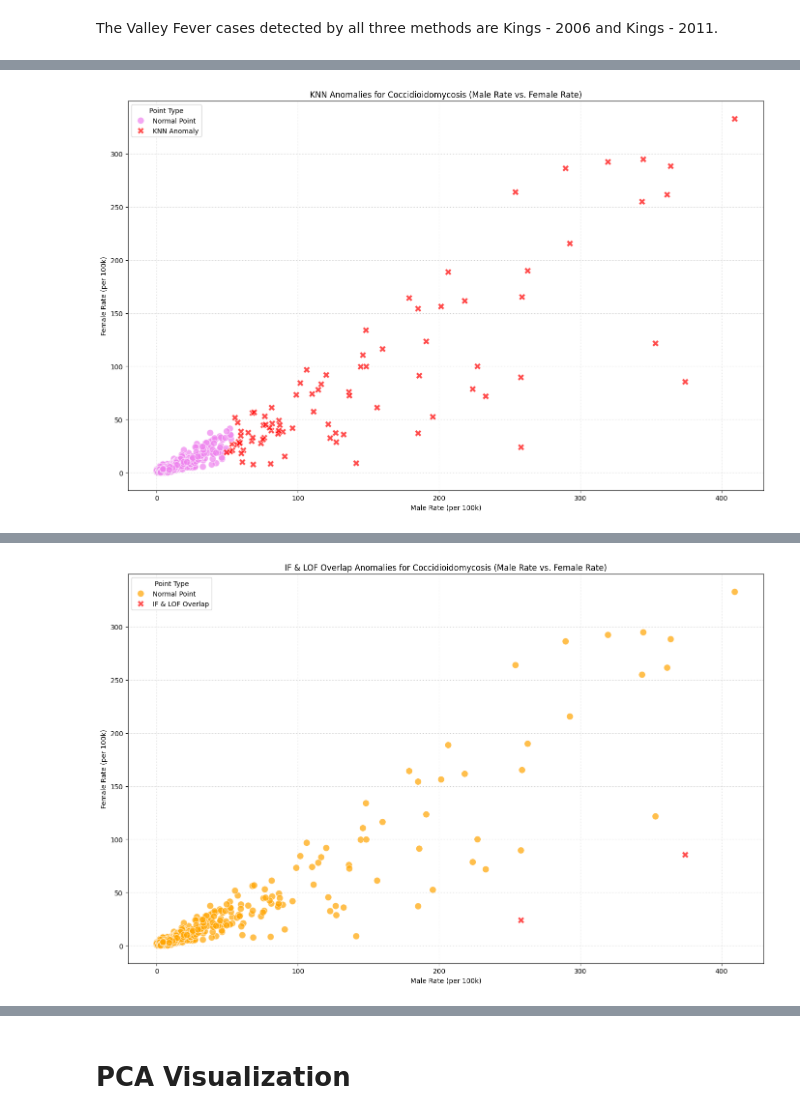
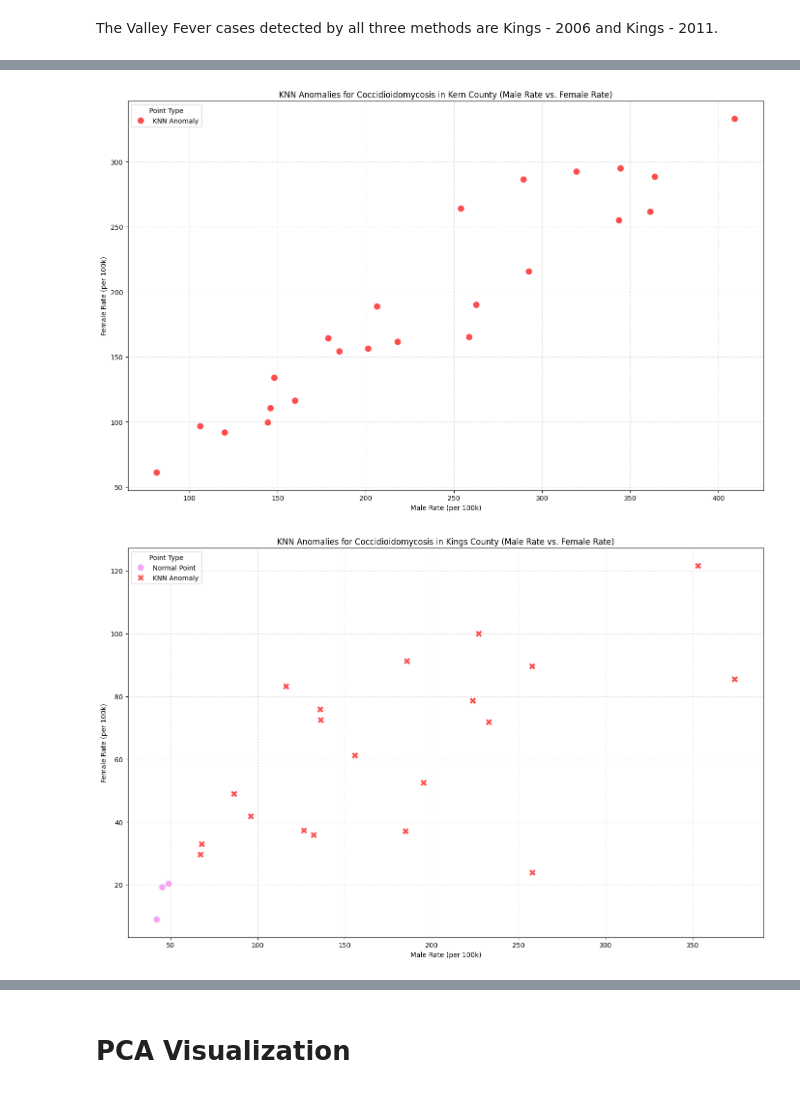
Before and after one commit to sarkriti/CSCE-676-Semester-Project, a Jupyter notebook: DataMiningProject_final.ipynb, the cells around one changed output, grey strips where cells are left out. Drawn from its saved outputs; the diff is of its cells as text; code cells hidden in the pictures.

```diff
--- a/DataMiningProject_final.ipynb
+++ b/DataMiningProject_final.ipynb
@@ -576,24 +688,31 @@ plt.show()
 # %%
-# Plot for KNN Anomalies
-df_cocci_model['is_knn_anomaly'] = np.where(df_cocci_model['anomaly_knn'] == -1, 'KNN Anomaly', 'Normal Point')
+selected_counties = ['Kern', 'Kings', 'Fresno']
 
-plt.figure(figsize=(14, 9))
-sns.scatterplot(
-    data=df_cocci_model,
-    x='male_rate',
-    y='female_rate',
-    hue='is_knn_anomaly',
-    style='is_knn_anomaly',
-    palette={'KNN Anomaly': 'red', 'Normal Point': 'violet'},
-    s=100,
-    alpha=0.7
-)
-plt.title('KNN Anomalies for Coccidioidomycosis (Male Rate vs. Female Rate)')
-plt.xlabel('Male Rate (per 100k)')
-plt.ylabel('Female Rate (per 100k)')
-plt.grid(True, linestyle=':', alpha=0.7)
-plt.legend(title='Point Type')
-plt.tight_layout()
-plt.show()
+for county_name in selected_counties:
+    df_cocci_county = df_model[(df_model['disease'] == 'Coccidioidomycosis') & (df_model['county'] == county_name)].copy()
+    df_cocci_county[['male_rate', 'female_rate']] = df_cocci_county[['male_rate', 'female_rate']].astype(float)
+
+    # Plot for KNN Anomalies in the current county
+    df_cocci_county['is_knn_anomaly'] = np.where(df_cocci_county['anomaly_knn'] == -1, 'KNN Anomaly', 'Normal Point')
+
+    plt.figure(figsize=(14, 9))
+    sns.scatterplot(
+        data=df_cocci_county,
+        x='male_rate',
+        y='female_rate',
+        hue='is_knn_anomaly',
+        style='is_knn_anomaly',
+        palette={'KNN Anomaly': 'red', 'Normal Point': 'violet'},
+        s=100,
+        alpha=0.7
+    )
+    plt.title(f'KNN Anomalies for Coccidioidomycosis in {county_name} County (Male Rate vs. Female Rate)')
+    plt.xlabel('Male Rate (per 100k)')
+    plt.ylabel('Female Rate (per 100k)')
+    plt.grid(True, linestyle=':', alpha=0.7)
+    plt.legend(title='Point Type')
+    plt.tight_layout()
+    plt.show()
 # %% [output]
-[figure, old version]
+[figure, new version]
+[figure, added]
@@ -600,24 +719,0 @@ plt.show()
-# %%
-# Plot for IF & LOF Overlap Anomalies
-df_cocci_model['is_if_lof_overlap'] = np.where(df_cocci_model['anomaly_both_if_lof'] == 1, 'IF & LOF Overlap', 'Normal Point')
-
-plt.figure(figsize=(14, 9))
-sns.scatterplot(
-    data=df_cocci_model,
-    x='male_rate',
-    y='female_rate',
-    hue='is_if_lof_overlap',
-    style='is_if_lof_overlap',
-    palette={'IF & LOF Overlap': 'red', 'Normal Point': 'orange'},
-    s=100,
-    alpha=0.7
-)
-plt.title('IF & LOF Overlap Anomalies for Coccidioidomycosis (Male Rate vs. Female Rate)')
-plt.xlabel('Male Rate (per 100k)')
-plt.ylabel('Female Rate (per 100k)')
-plt.grid(True, linestyle=':', alpha=0.7)
-plt.legend(title='Point Type')
-plt.tight_layout()
-plt.show()
-# %% [output]
-[figure, removed]
```
Also changed, not shown: parts of 19 cells of this notebook.
